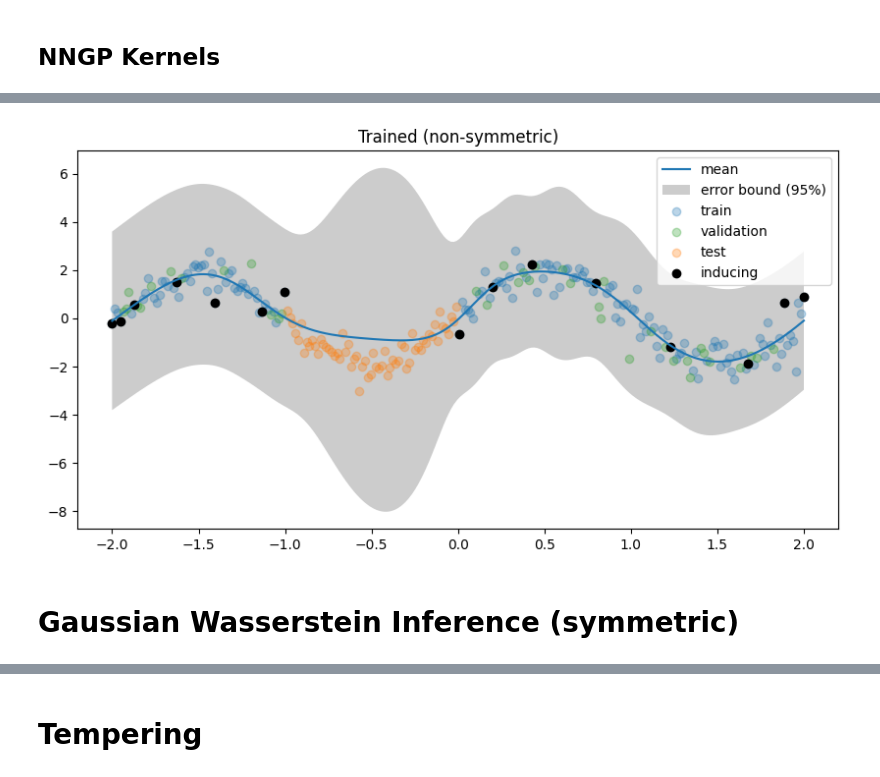
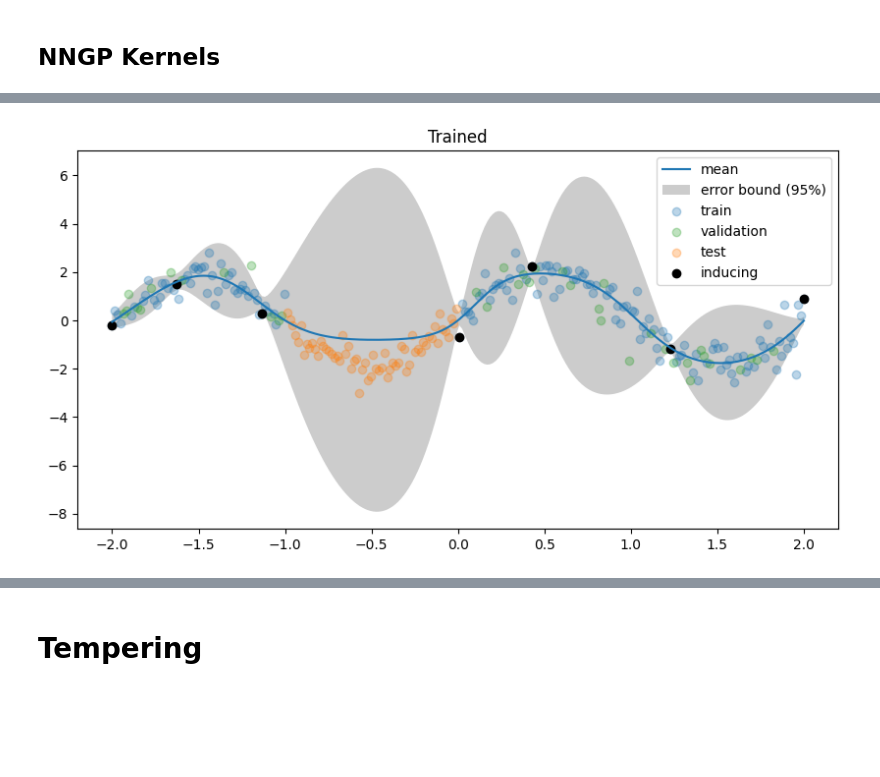
Before and after one commit to jswu18/gvi-gaussian-process, a Jupyter notebook: notebooks/regression-toy-example.ipynb, the cells around one changed output, grey strips where cells are left out. Drawn from its saved outputs; the diff is of its cells as text; code cells hidden in the pictures; blank space fills up the shorter version.

```diff
--- a/notebooks/regression-toy-example.ipynb
+++ b/notebooks/regression-toy-example.ipynb
@@ -426,8 +488,6 @@ nngp_dnn_approximate_gaussian_measure = ApproximateGaussianMeasure(
         training_points=x_train,
     ),
     mean_function=NeuralNetworkMeanFunction(
-        reference_mean_function_parameters=nngp_gaussian_measure_parameters.mean_function,
-        reference_mean_function=nngp_gaussian_measure.mean_function,
         neural_network=neural_network,
     ),
     reference_gaussian_measure=nngp_gaussian_measure,
@@ -435,13 +495,13 @@ nngp_dnn_approximate_gaussian_measure = ApproximateGaussianMeasure(
 )
 # %%
 key, subkey = random.split(key)
-nngp_dnn_approximate_gaussian_measure_parameters = (
-    nngp_dnn_approximate_gaussian_measure.generate_parameters(
-        {
-            "mean_function": {"neural_network": neural_network_parameters},
-            "kernel": {},
-        }
-    )
+nngp_dnn_approximate_gaussian_measure_parameters = nngp_dnn_approximate_gaussian_measure.generate_parameters(
+    {
+        "mean_function": {"neural_network": neural_network_parameters},
+        "kernel": nngp_dnn_approximate_gaussian_measure.kernel.initialise_random_parameters(
+            subkey
+        ),
+    }
 )
 mean = nngp_dnn_approximate_gaussian_measure.calculate_mean(
     x=x, parameters=nngp_dnn_approximate_gaussian_measure_parameters
@@ -614,6 +661,6 @@ Array(18938.56671013, dtype=float64)
 # %%
 approximate_gaussian_measure = nngp_dnn_approximate_gaussian_measure
-approximate_gaussian_measure.use_symmetric_matrix_eigendecomposition = False
+approximate_gaussian_measure.use_symmetric_matrix_eigendecomposition = True
 approximate_gaussian_measure_parameters = (
     nngp_dnn_approximate_gaussian_measure_parameters
 )
@@ -657,7 +700,7 @@ number_of_iterations = 5000
 losses = []
 opt_state = optimizer.init(approximate_gaussian_measure_parameters.dict())
 # %%
-for i in range(number_of_iterations):
+for i in tqdm(range(number_of_iterations)):
     key, subkey = random.split(key)
     x_batch = get_batch(key, x_train)
     losses.append(
@@ -690,30 +733,28 @@ plt.show()
 # %%
 mean = approximate_gaussian_measure.calculate_mean(
     x=x, parameters=approximate_gaussian_measure_parameters
 )
 covariance = approximate_gaussian_measure.calculate_covariance(
     x=x, parameters=approximate_gaussian_measure_parameters
 )
 plt.figure(figsize=(10, 5))
 plt.plot(x.reshape(-1), mean, label="mean")
 stdev = np.sqrt(np.diag(covariance))
 plt.fill_between(
     x.reshape(-1),
     (mean - 1.96 * stdev).reshape(-1),
     (mean + 1.96 * stdev).reshape(-1),
     facecolor=(0.8, 0.8, 0.8),
     label="error bound (95%)",
 )
-plt.title("Trained (non-symmetric)")
+plt.title("Trained")
 plt.scatter(x_train, y_train, label="train", alpha=0.3, color="tab:blue")
 plt.scatter(
     x_validation, y_validation, label="validation", alpha=0.3, color="tab:green"
 )
 plt.scatter(x_test, y_test, label="test", alpha=0.3, color="tab:orange")
 plt.scatter(x_inducing, y_inducing, label="inducing", color="black")
 plt.legend()
 plt.show()
 # %% [output]
-[figure, old version]
+[figure, new version]
-# %% [markdown]
-# Gaussian Wasserstein Inference (symmetric)
```
Also changed, not shown: parts of 44 cells of this notebook, 32 other files.
